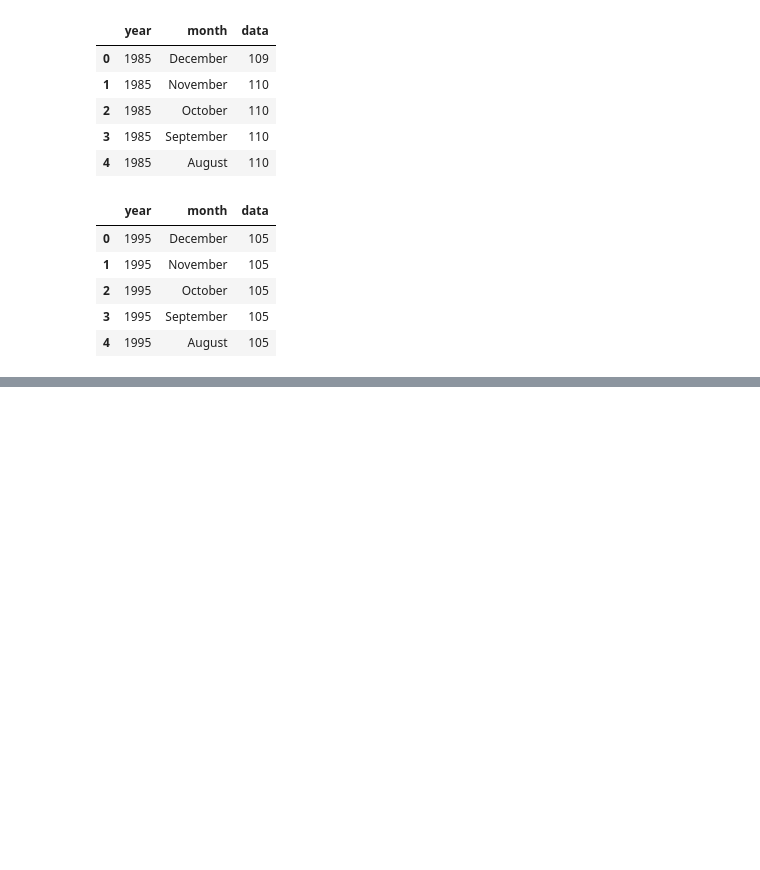
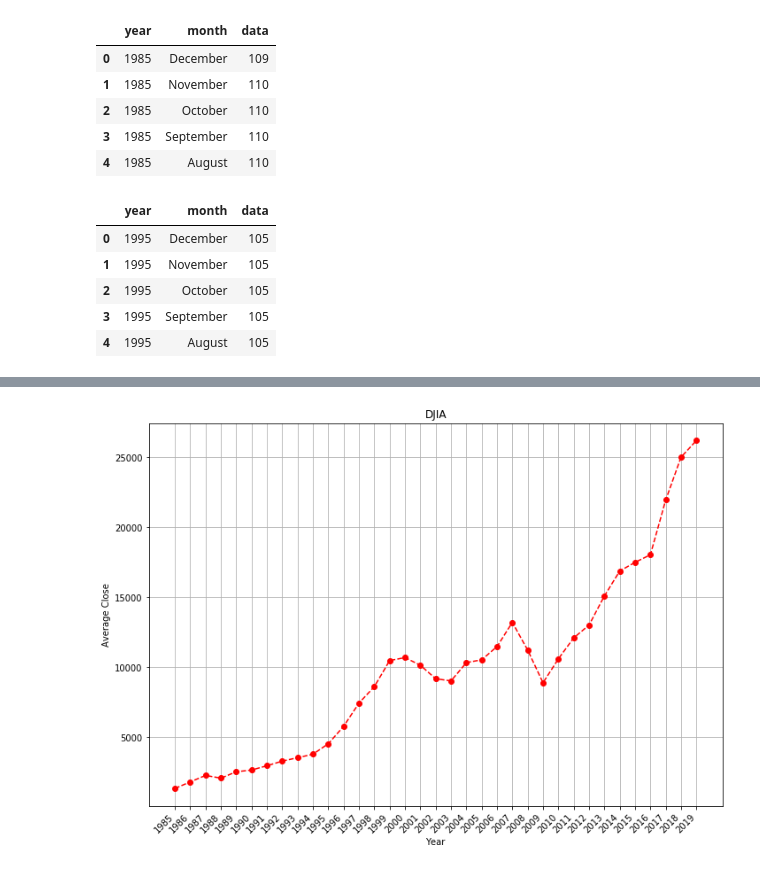
Before and after one commit to zackjmccann/Economic-Analysis-NBA, a Jupyter notebook: FINAL_project_one.ipynb, the cells around one changed output, grey strips where cells are left out. Cells and saved outputs as stored; diff of their text form; code cells hidden in the pictures; blank space fills up the shorter version.

```diff
--- a/FINAL_project_one.ipynb
+++ b/FINAL_project_one.ipynb
@@ -322,15 +369,17 @@ djia_df_1.head()
 # %%
 #Create the DJIA Scatter plot
 ax2 = plt.axes([0, 1.5, 1.5, 1.5])
 plt.plot(djia_df_1["Date"], djia_df_1["Close"], color="r", marker="o", linestyle="dashed")
 plt.grid(True)
 plt.title("DJIA")
 plt.xlabel("Year")
-plt.xticks(djia_df_1["Date"], rotation=90, ha="right")
+plt.xticks(djia_df_1["Date"], rotation=45, ha="right")
 plt.ylabel("Average Close")
 plt.savefig("djia.png")
 
 plt.show()
+# %% [output]
+[figure, added]
 # %%
 ##NBA Statistics
 #Read in CSVs
```
Also changed, not shown: parts of 25 cells of this notebook.
